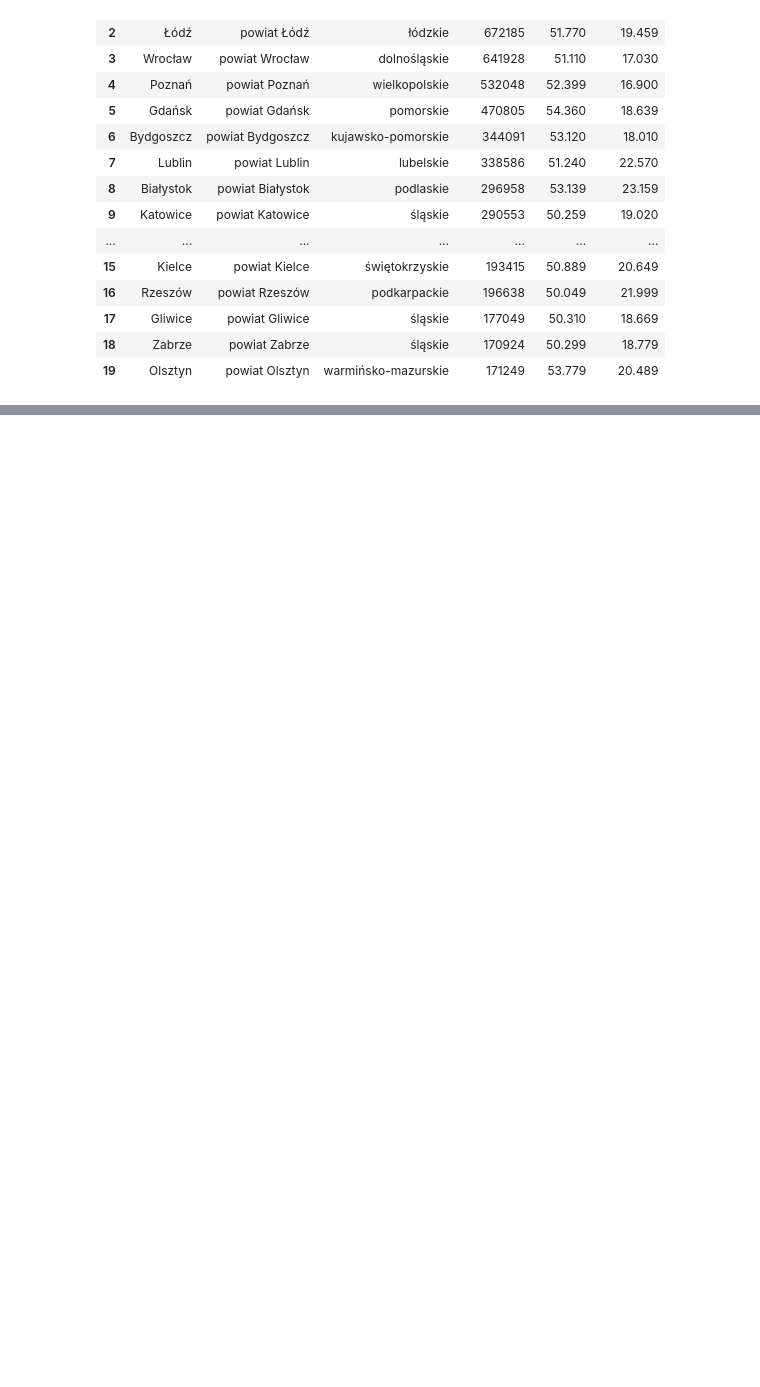
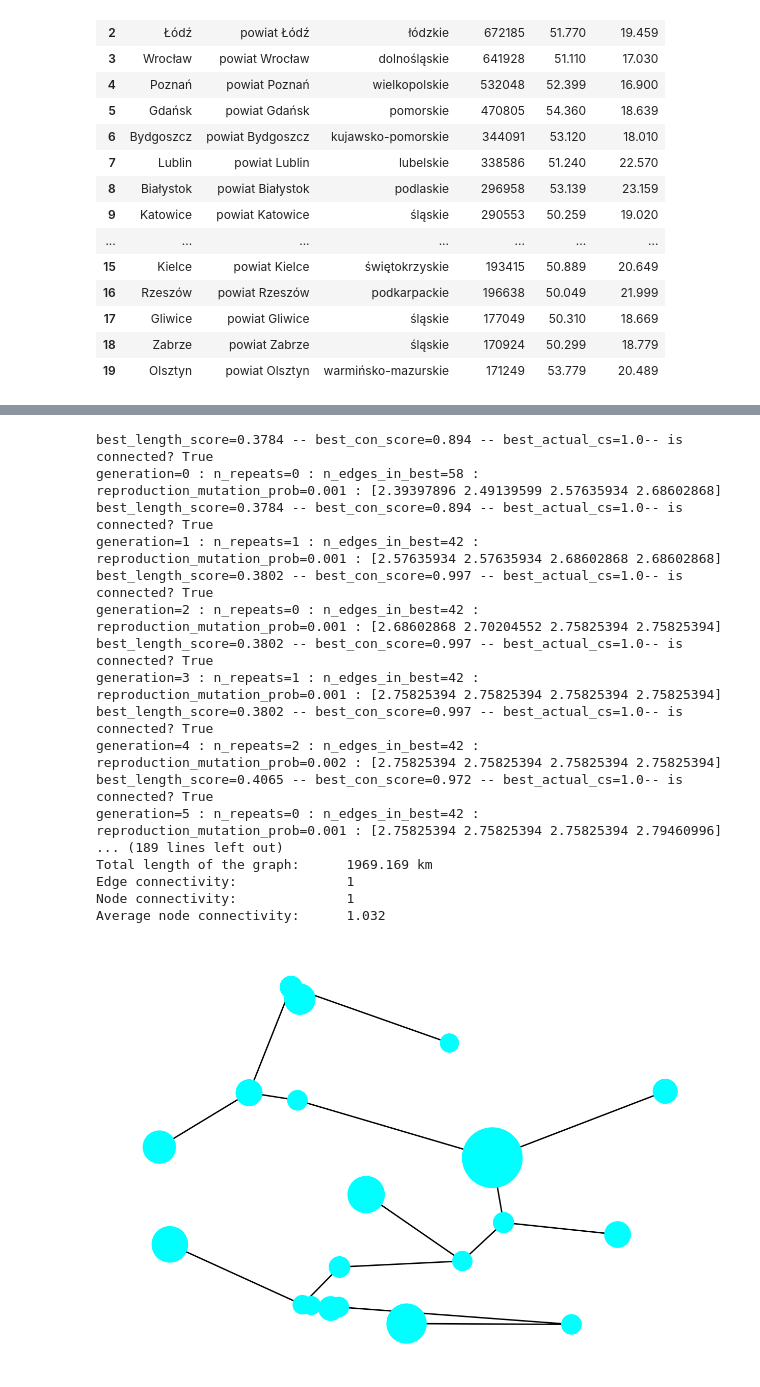
Before and after one commit to FrightenedFox/Networks-and-Graphs, a Jupyter notebook: Notebooks/demonstration.ipynb, the cells around one changed output, grey strips where cells are left out. Drawn from its saved outputs; the diff is of its cells as text; code cells hidden in the pictures; blank space fills up the shorter version.

```diff
--- a/Notebooks/demonstration.ipynb
+++ b/Notebooks/demonstration.ipynb
@@ -115,0 +135,38 @@ Average node connectivity:      1.646
+# %%
+graph.update(nx.complete_graph(n=len(graph.nodes)))
+graph.optimise(
+        n_generations=100,
+        population_survival_size=15,
+        redundancy_level=1.1,
+        redundancy_sigma=0.2,
+        reproduction_mutation_prob=0.001)
+print(f"Total length of the graph:\t{graph.total_length:.3f} km")
+print(f"Edge connectivity:\t\t{nx.edge_connectivity(graph)}")
+print(f"Node connectivity:\t\t{nx.node_connectivity(graph)}")
+print(f"Average node connectivity:\t{nx.average_node_connectivity(graph):.3f}")
+nx.draw(graph,
+        pos=list(zip(tdf.Longitude, tdf.Latitude)),
+        with_labels=False,
+        node_color="cyan",
+        node_size=tdf.Population / 1e3,
+        labels=nx.get_node_attributes(graph,"City"),\
+        font_color="k")
+# %% [output]
+best_length_score=0.3784 -- best_con_score=0.894 -- best_actual_cs=1.0-- is connected? True
+generation=0 : n_repeats=0 : n_edges_in_best=58 : reproduction_mutation_prob=0.001 : [2.39397896 2.49139599 2.57635934 2.68602868]
+best_length_score=0.3784 -- best_con_score=0.894 -- best_actual_cs=1.0-- is connected? True
+generation=1 : n_repeats=1 : n_edges_in_best=42 : reproduction_mutation_prob=0.001 : [2.57635934 2.57635934 2.68602868 2.68602868]
+best_length_score=0.3802 -- best_con_score=0.997 -- best_actual_cs=1.0-- is connected? True
+generation=2 : n_repeats=0 : n_edges_in_best=42 : reproduction_mutation_prob=0.001 : [2.68602868 2.70204552 2.75825394 2.75825394]
+best_length_score=0.3802 -- best_con_score=0.997 -- best_actual_cs=1.0-- is connected? True
+generation=3 : n_repeats=1 : n_edges_in_best=42 : reproduction_mutation_prob=0.001 : [2.75825394 2.75825394 2.75825394 2.75825394]
+best_length_score=0.3802 -- best_con_score=0.997 -- best_actual_cs=1.0-- is connected? True
+generation=4 : n_repeats=2 : n_edges_in_best=42 : reproduction_mutation_prob=0.002 : [2.75825394 2.75825394 2.75825394 2.75825394]
+best_length_score=0.4065 -- best_con_score=0.972 -- best_actual_cs=1.0-- is connected? True
+generation=5 : n_repeats=0 : n_edges_in_best=42 : reproduction_mutation_prob=0.001 : [2.75825394 2.75825394 2.75825394 2.79460996]
+... (189 lines left out)
+Total length of the graph:      1969.169 km
+Edge connectivity:              1
+Node connectivity:              1
+Average node connectivity:      1.032
+[figure, added]
```
Also changed, not shown: parts of 9 cells of this notebook, 3 other files.
